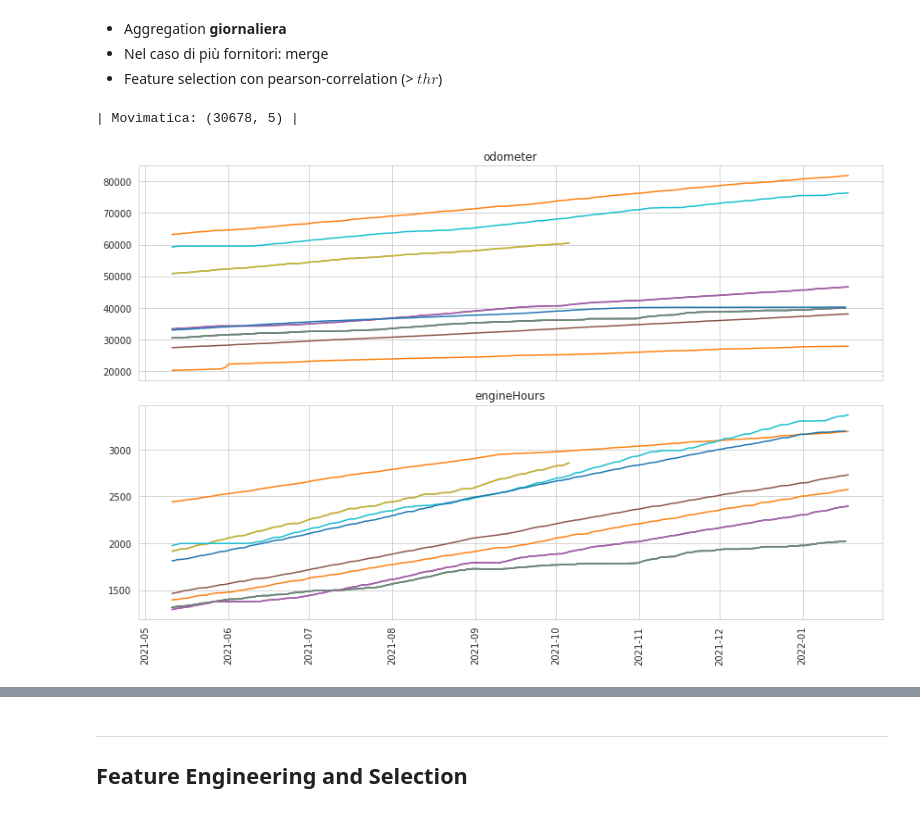
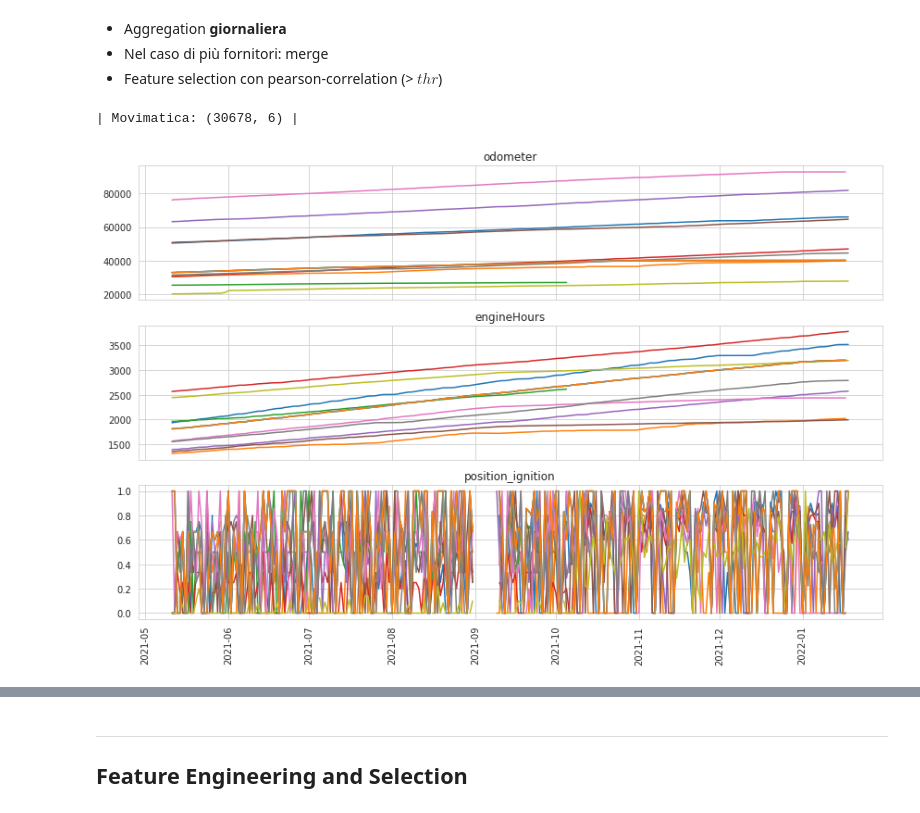
Before and after one commit to antonioalbanese/ai4trucks, a Jupyter notebook: Notebooks/Predictive_model.ipynb, the cells around one changed output, grey strips where cells are left out. Cells and saved outputs as stored; diff of their text form; code cells hidden in the pictures.

```diff
--- a/Notebooks/Predictive_model.ipynb
+++ b/Notebooks/Predictive_model.ipynb
@@ -89,10 +68,10 @@ A partire dai dati dei 3 fornitori principali, si possono definire le serie temp
  - Nel caso di più fornitori: merge
  - Feature selection con pearson-correlation (> $thr$)
 # %%
-data_mov = binder_dt("Movimatica", fornitori.Movimatica, debug=True)
+df_mov = binder_dt("Movimatica", fornitori.Movimatica, debug=True)
 # %% [output]
-| Movimatica: (30678, 5) |
+| Movimatica: (30678, 6) |
-[figure, old version]
+[figure, new version]
 # %%
 df_vis = binder_dt("Visirun", curr_f=fornitori.Visirun, debug=True)
 # %% [output]
```
Also changed, not shown: parts of 18 cells of this notebook, 4 other files.
